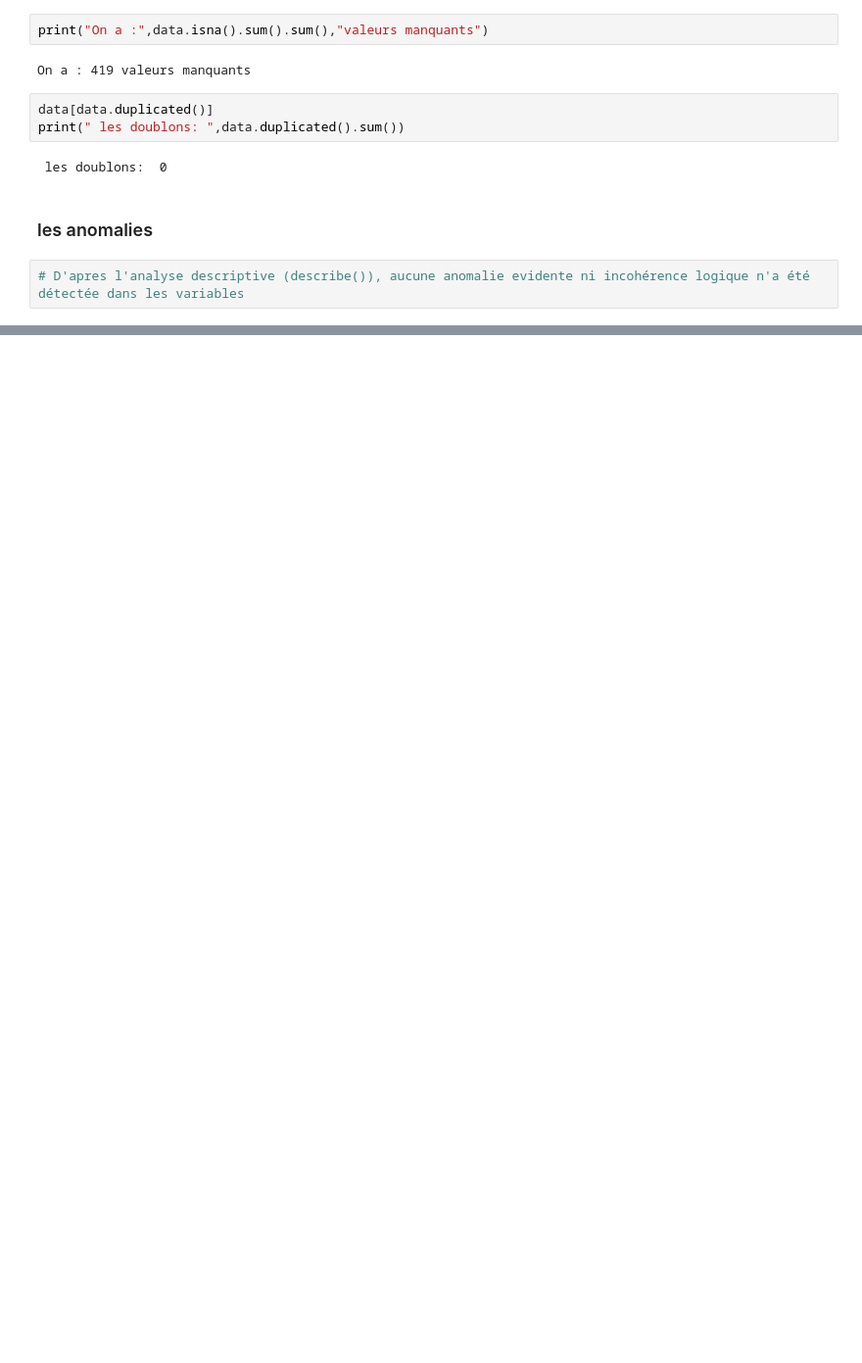
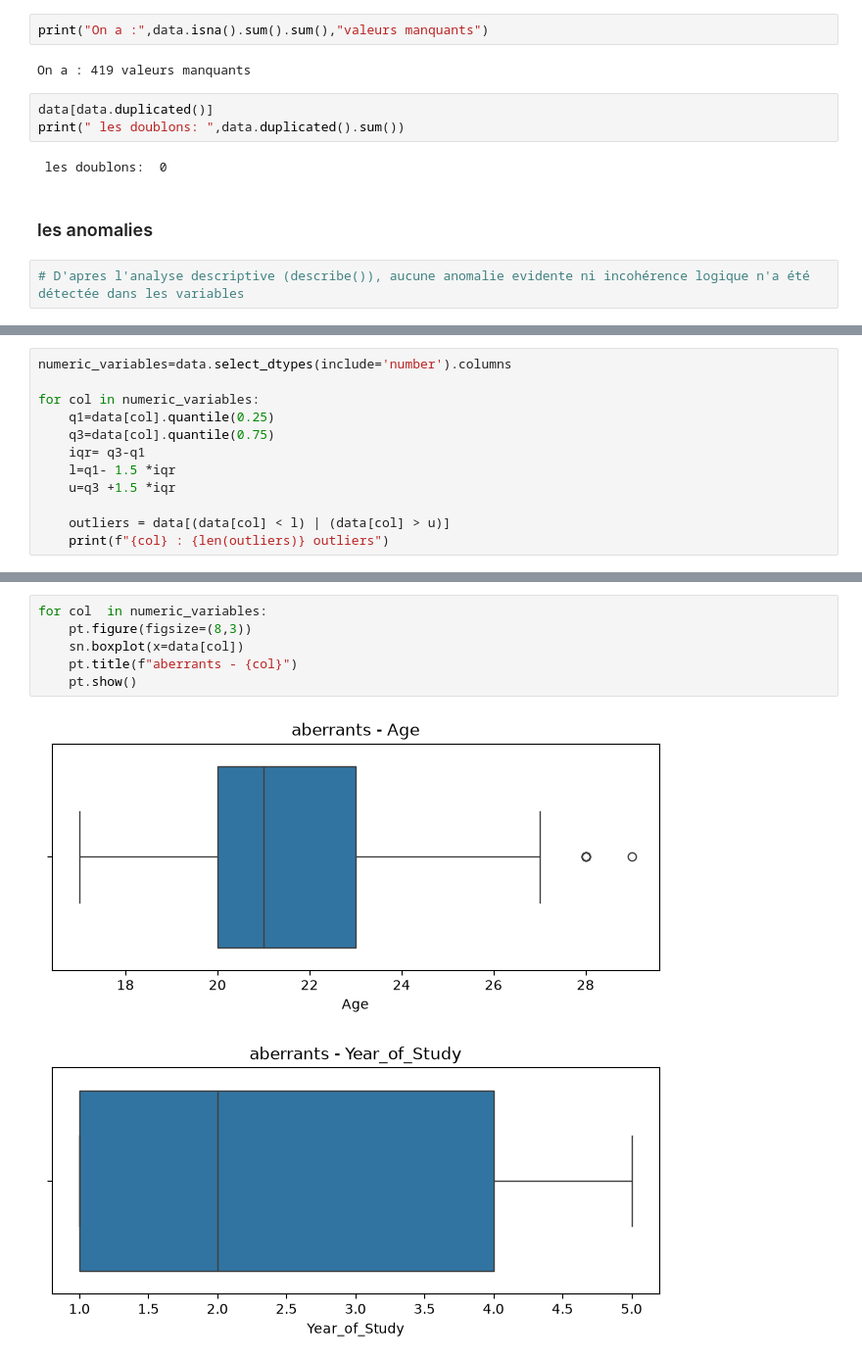
Before and after one commit to Oumohgh/Projet_Croisee, a Jupyter notebook: notebook/Eda.ipynb, the cells around one changed output, grey strips where cells are left out. Shown at 98% size. Cells and saved outputs as stored; diff of their text form; blank space fills up the shorter version.

Commit message:
trouver les valeurs aberrantes

```diff
--- a/notebook/Eda.ipynb
+++ b/notebook/Eda.ipynb
@@ -106,0 +111,12 @@ print(" les doublons: ",data.duplicated().sum())
+# %%
+numeric_variables=data.select_dtypes(include='number').columns
+
+for col in numeric_variables:
+    q1=data[col].quantile(0.25)
+    q3=data[col].quantile(0.75)
+    iqr= q3-q1
+    l=q1- 1.5 *iqr
+    u=q3 +1.5 *iqr
+
+    outliers = data[(data[col] < l) | (data[col] > u)]
+    print(f"{col} : {len(outliers)} outliers")
@@ -106,0 +134,9 @@ print(" les doublons: ",data.duplicated().sum())
+# %%
+for col  in numeric_variables:
+    pt.figure(figsize=(8,3))
+    sn.boxplot(x=data[col])
+    pt.title(f"aberrants - {col}")
+    pt.show()
+# %% [output]
+[figure, added]
+[figure, added]
```
Also changed, not shown: parts of 4 cells of this notebook.
